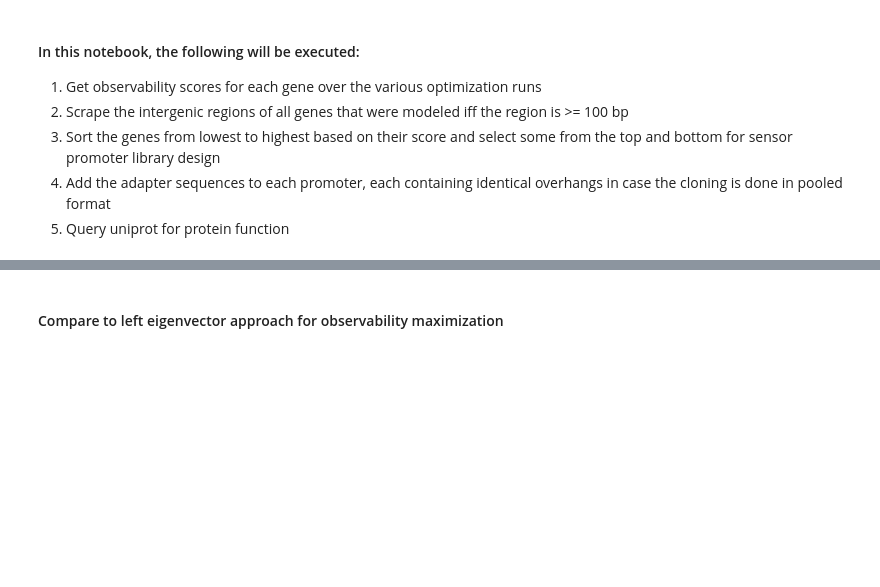
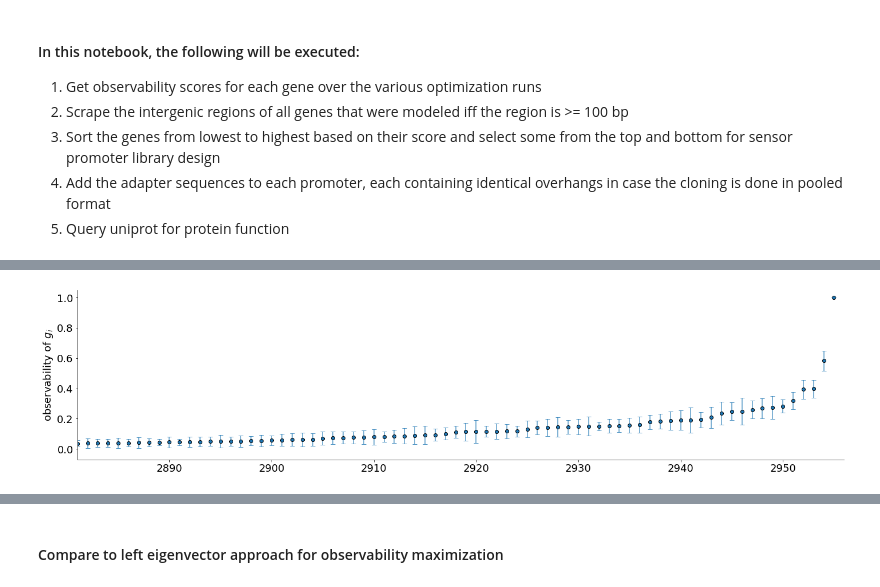
Before and after one commit to AqibHasnain/optimal_sensors, a Jupyter notebook: postprocessing.ipynb, the cells around one changed output, grey strips where cells are left out. Drawn from its saved outputs; the diff is of its cells as text; code cells hidden in the pictures; blank space fills up the shorter version.

```diff
--- a/postprocessing.ipynb
+++ b/postprocessing.ipynb
@@ -205,19 +208,21 @@ sorted_proteins = [data[0].proteins[i] for i in sorted_inds]
 sorted_locations = [data[0].locations[i] for i in sorted_inds]
 # %%
 # visualizing the mean score with standard deviation as error bars
-plt.figure(figsize=(20,10));
+plt.figure(figsize=(20,5));
 plt.plot(list(range(len(sorted_mean_scores))),sorted_mean_scores,'o',color='tab:blue',mec='black')
 plt.errorbar(list(range(len(sorted_mean_scores))),sorted_mean_scores,yerr=sorted_stdev_scores,fmt='.',ms=0,\
              color='tab:blue',capsize=4,alpha=0.75);
-plt.xticks(ticks=list(range(len(sorted_mean_scores))),labels=sorted_genes,fontsize=14,rotation='vertical')
+# plt.xticks(ticks=list(range(len(sorted_mean_scores))),labels=sorted_genes,fontsize=14,rotation='vertical')
 # plt.xlabel(r'$g_i$');
 plt.ylabel(r'observability of $g_i$');
 plt.xlim(len(sorted_genes)-75,len(sorted_genes));
 # grids = list(np.linspace(0.0,1.0,11))
 # for ii in grids:
 #     plt.hlines(ii,0,700,color='tab:gray',alpha=0.3)
 # plt.grid('on',axis='x')
 # plt.savefig('figures/obs_scores.pdf');
+# %% [output]
+[figure, added]
 # %%
 # plot bottom scorers or top scorers
 k = 49
```
Also changed, not shown: parts of 15 cells of this notebook, 9 other files.
